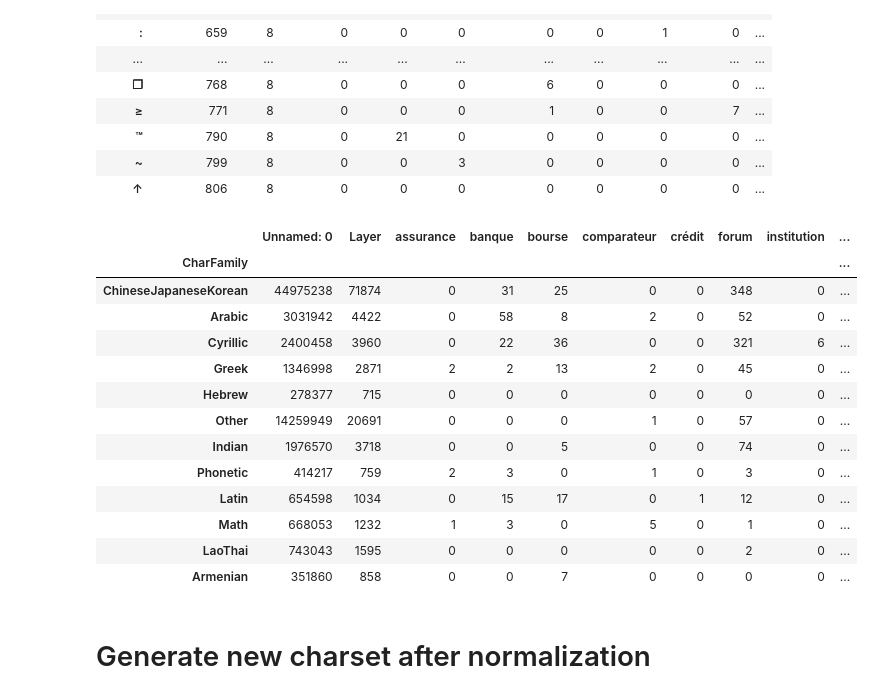
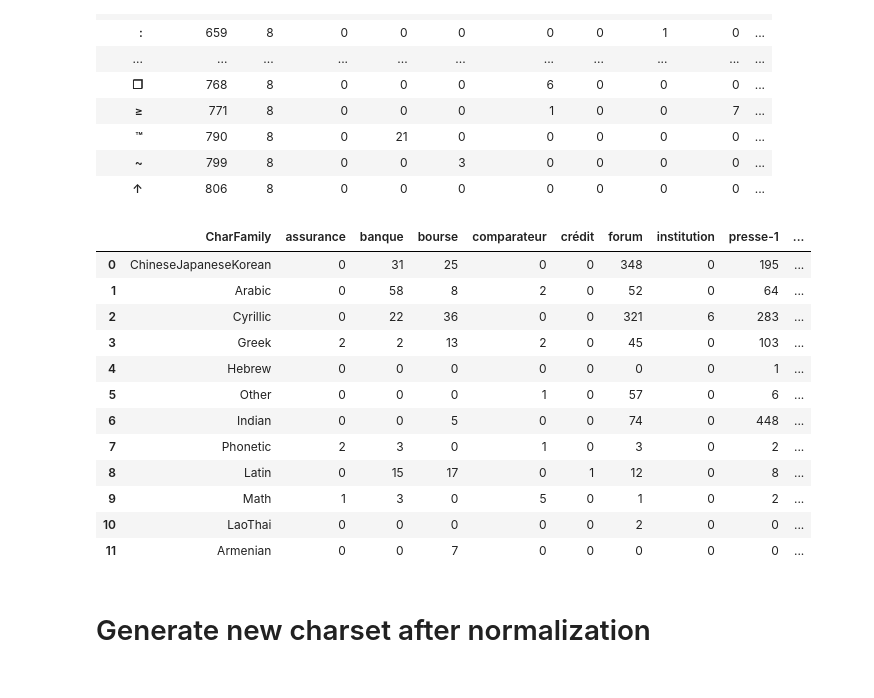
Before and after one commit to laurentprudhon/frenchtext, a Jupyter notebook: setup/2b_Character set - iterations 2-3-4 (build).ipynb, the cells around one changed output. Cells and saved outputs as stored; diff of their text form; code cells hidden in the pictures.

Commit message:
First release candidate for chars

```diff
--- a/setup/2b_Character set - iterations 2-3-4 (build).ipynb
+++ b/setup/2b_Character set - iterations 2-3-4 (build).ipynb
@@ -634,7 +634,7 @@ assurance
 | 13332 | 13 | ͗ |  | 0 | 0 | 0 | 0 | 0 | 0 | 0 | ... |
 13333 rows × 23 columns
 # %%
-dfnorms = pd.read_csv(rootdir / "datasets" / "normalization.stats.csv")
+dfnorms = pd.read_csv(rootdir / "libdata" / "chars" / "stats" / "normalization.stats.csv")
 dfnorms
 # %% [output]
 |  | Unnamed: 0 | Layer | Input | Output | assurance | banque | bourse | comparateur | crédit | forum | ... |
@@ -748,24 +748,25 @@ replacestats
 # %%
 scriptsstats = dfnorms[dfnorms["Layer"]==11].groupby(by="CharFamily").sum().sort_values(by="Count",ascending=False)
 for group in dsgroups:
     scriptsstats["Freq"+group[5:]] = scriptsstats[group]*1000000/dsgroupcounts[group]
+scriptsstats.drop(columns=["Unnamed: 0","Layer"],inplace=True)
+scriptsstats.reset_index(inplace=True)
 scriptsstats.to_csv(rootdir / "datasets" / "normalization.layer11.stats.csv",index=False)
 scriptsstats
 # %% [output]
-|  | Unnamed: 0 | Layer | assurance | banque | bourse | comparateur | crédit | forum | institution | ... |
-| CharFamily |  |  |  |  |  |  |  |  |  | ... |
-| ChineseJapaneseKorean | 44975238 | 71874 | 0 | 31 | 25 | 0 | 0 | 348 | 0 | ... |
-| Arabic | 3031942 | 4422 | 0 | 58 | 8 | 2 | 0 | 52 | 0 | ... |
-| Cyrillic | 2400458 | 3960 | 0 | 22 | 36 | 0 | 0 | 321 | 6 | ... |
-| Greek | 1346998 | 2871 | 2 | 2 | 13 | 2 | 0 | 45 | 0 | ... |
-| Hebrew | 278377 | 715 | 0 | 0 | 0 | 0 | 0 | 0 | 0 | ... |
-| Other | 14259949 | 20691 | 0 | 0 | 0 | 1 | 0 | 57 | 0 | ... |
-| Indian | 1976570 | 3718 | 0 | 0 | 5 | 0 | 0 | 74 | 0 | ... |
-| Phonetic | 414217 | 759 | 2 | 3 | 0 | 1 | 0 | 3 | 0 | ... |
-| Latin | 654598 | 1034 | 0 | 15 | 17 | 0 | 1 | 12 | 0 | ... |
-| Math | 668053 | 1232 | 1 | 3 | 0 | 5 | 0 | 1 | 0 | ... |
-| LaoThai | 743043 | 1595 | 0 | 0 | 0 | 0 | 0 | 2 | 0 | ... |
-| Armenian | 351860 | 858 | 0 | 0 | 7 | 0 | 0 | 0 | 0 | ... |
+|  | CharFamily | assurance | banque | bourse | comparateur | crédit | forum | institution | presse-1 | ... |
+| 0 | ChineseJapaneseKorean | 0 | 31 | 25 | 0 | 0 | 348 | 0 | 195 | ... |
+| 1 | Arabic | 0 | 58 | 8 | 2 | 0 | 52 | 0 | 64 | ... |
+| 2 | Cyrillic | 0 | 22 | 36 | 0 | 0 | 321 | 6 | 283 | ... |
+| 3 | Greek | 2 | 2 | 13 | 2 | 0 | 45 | 0 | 103 | ... |
+| 4 | Hebrew | 0 | 0 | 0 | 0 | 0 | 0 | 0 | 1 | ... |
+| 5 | Other | 0 | 0 | 0 | 1 | 0 | 57 | 0 | 6 | ... |
+| 6 | Indian | 0 | 0 | 5 | 0 | 0 | 74 | 0 | 448 | ... |
+| 7 | Phonetic | 2 | 3 | 0 | 1 | 0 | 3 | 0 | 2 | ... |
+| 8 | Latin | 0 | 15 | 17 | 0 | 1 | 12 | 0 | 8 | ... |
+| 9 | Math | 1 | 3 | 0 | 5 | 0 | 1 | 0 | 2 | ... |
+| 10 | LaoThai | 0 | 0 | 0 | 0 | 0 | 2 | 0 | 0 | ... |
+| 11 | Armenian | 0 | 0 | 7 | 0 | 0 | 0 | 0 | 0 | ... |
 # %% [markdown]
 # Generate new charset after normalization
 # %%
```
Also changed, not shown: parts of 2 cells of this notebook, 13 other files.
